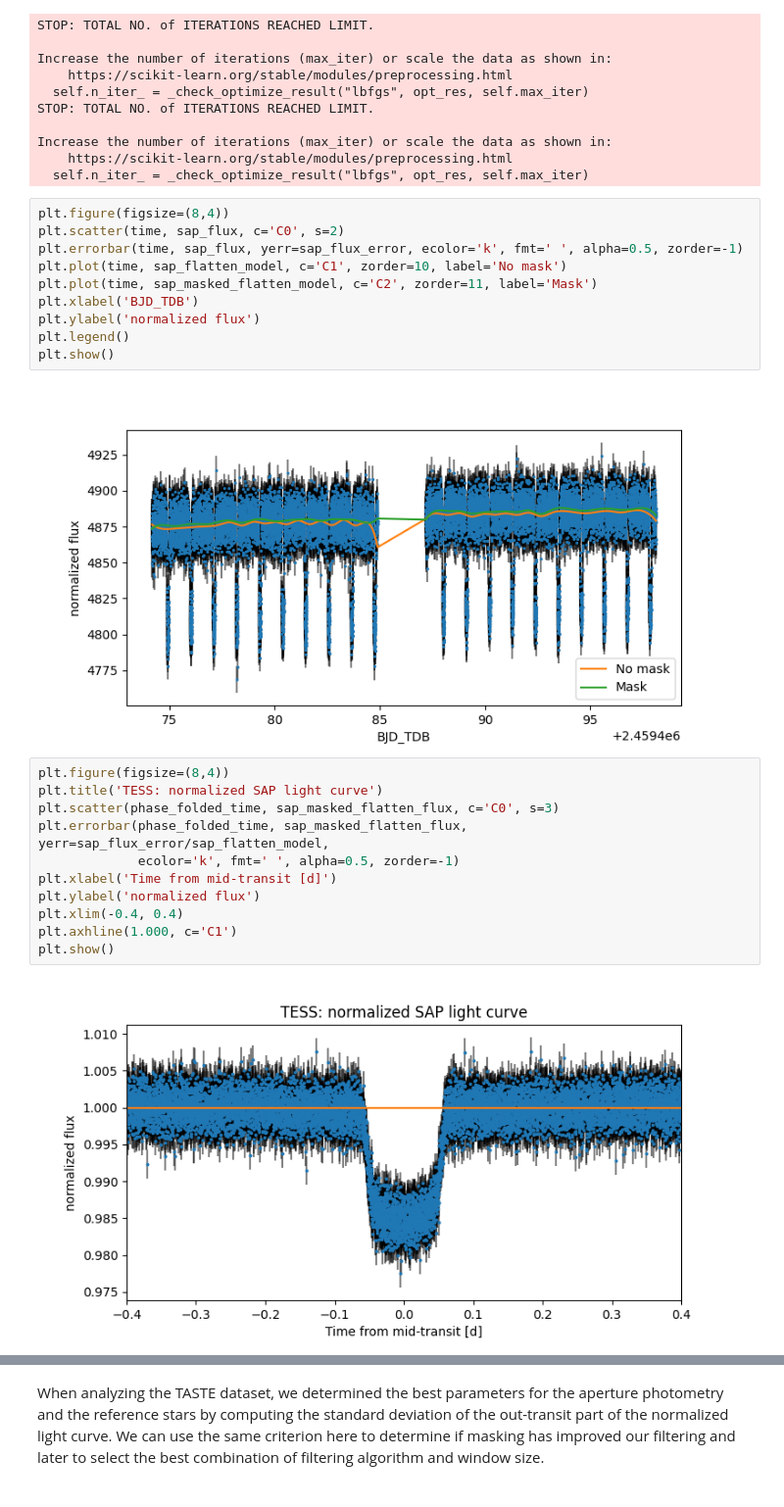
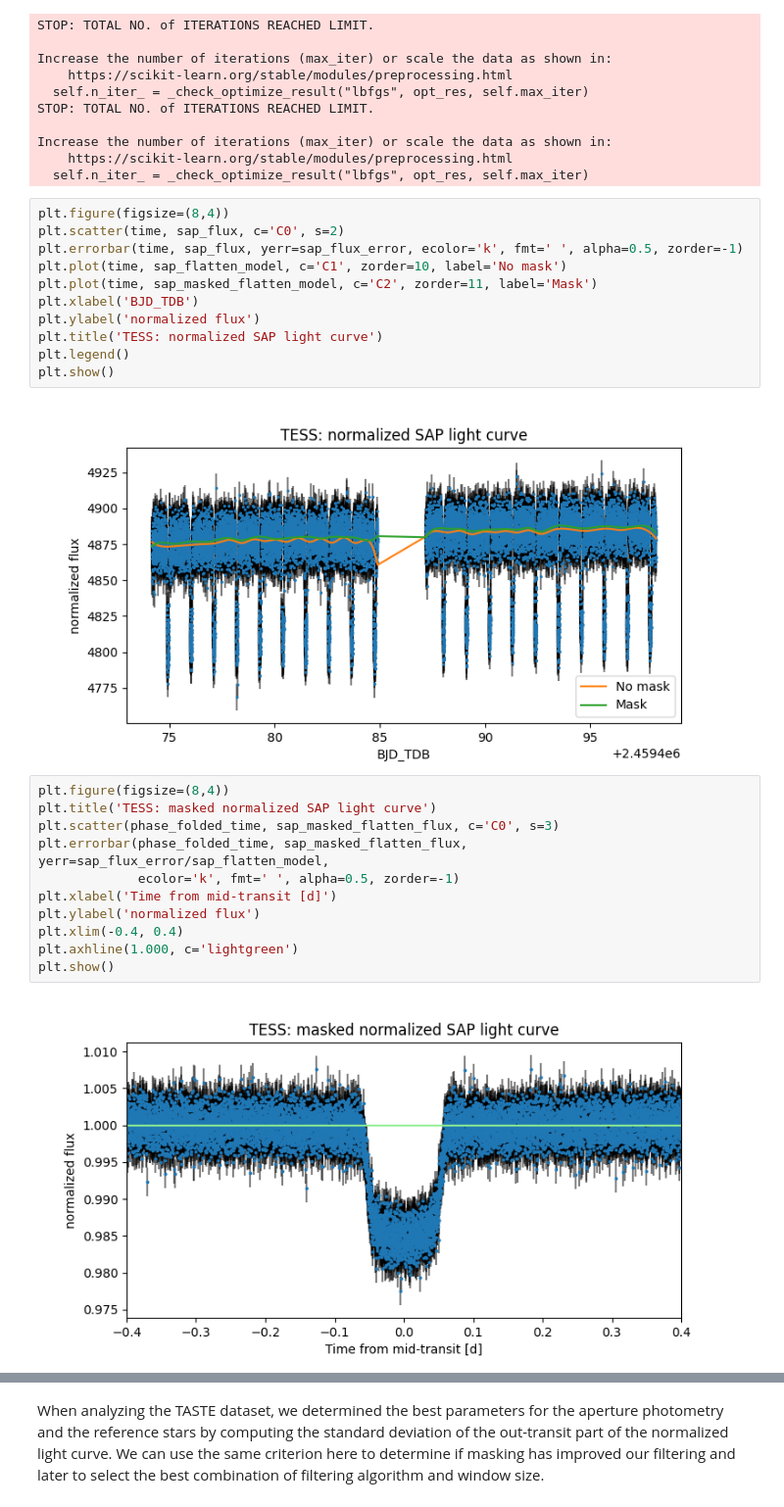
Before and after one commit to marcoboscato/exoplanet_lab2023, a Jupyter notebook: WASP-12 LAB/TESS/3_lightcurve_filtering.ipynb, the cells around one changed output, grey strips where cells are left out. Shown at 98% size. Saved outputs shown, nothing was run; the diff lists cells and outputs as text.

```diff
--- a/WASP-12 LAB/TESS/3_lightcurve_filtering.ipynb
+++ b/WASP-12 LAB/TESS/3_lightcurve_filtering.ipynb
@@ -155,20 +158,21 @@ plt.plot(time, sap_flatten_model, c='C1', zorder=10, label='No mask')
 plt.plot(time, sap_masked_flatten_model, c='C2', zorder=11, label='Mask')
 plt.xlabel('BJD_TDB')
 plt.ylabel('normalized flux')
+plt.title('TESS: normalized SAP light curve')
 plt.legend()
 plt.show()
 # %% [output]
-[figure, old version]
+[figure, new version]
 # %%
 plt.figure(figsize=(8,4))
-plt.title('TESS: normalized SAP light curve')
+plt.title('TESS: masked normalized SAP light curve')
 plt.scatter(phase_folded_time, sap_masked_flatten_flux, c='C0', s=3)
 plt.errorbar(phase_folded_time, sap_masked_flatten_flux, yerr=sap_flux_error/sap_flatten_model,
              ecolor='k', fmt=' ', alpha=0.5, zorder=-1)
 plt.xlabel('Time from mid-transit [d]')
 plt.ylabel('normalized flux')
 plt.xlim(-0.4, 0.4)
-plt.axhline(1.000, c='C1')
+plt.axhline(1.000, c='lightgreen')
 plt.show()
 # %% [output]
-[figure, old version]
+[figure, new version]
```
Also changed, not shown: parts of 5 cells of this notebook.
